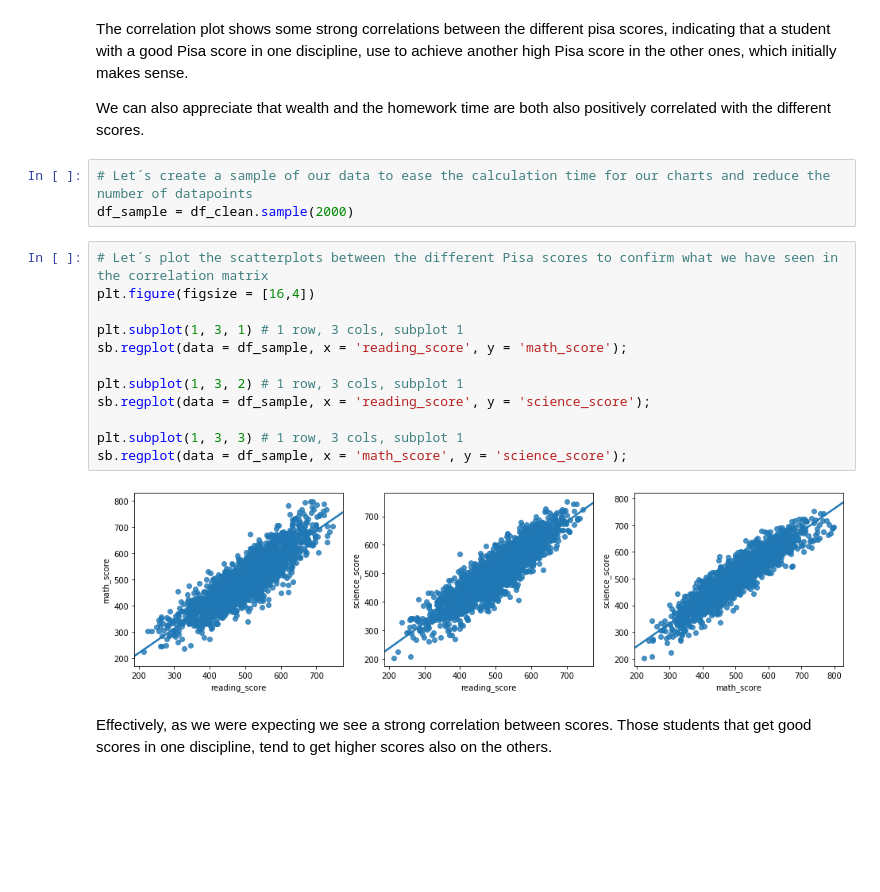
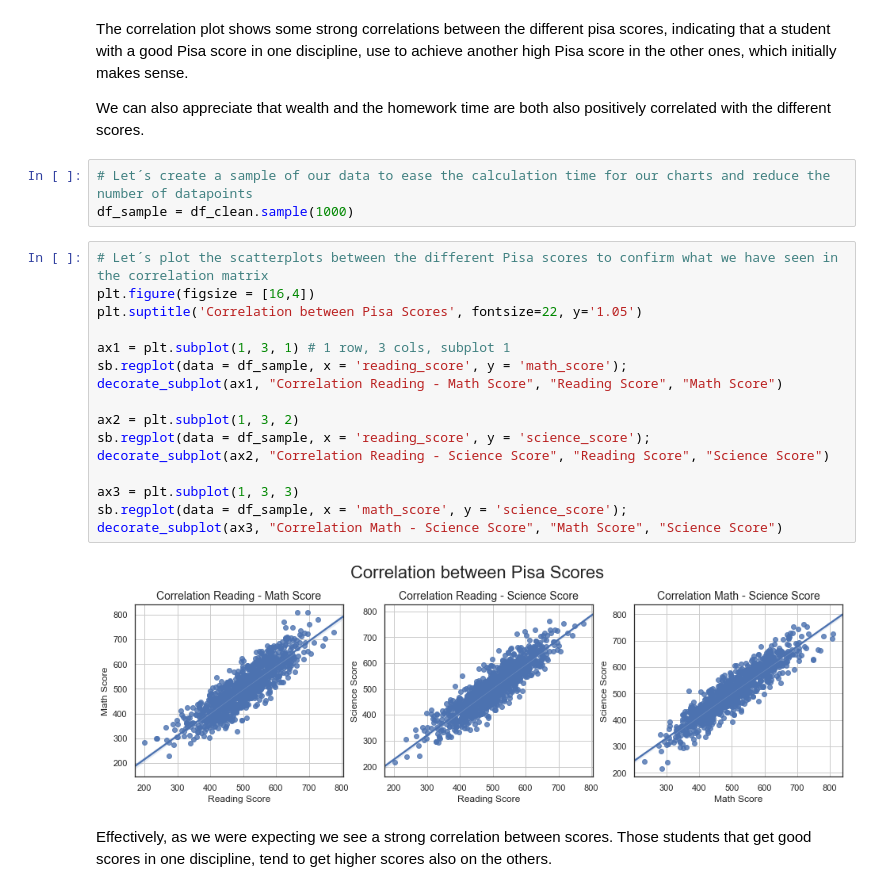
Before and after one commit to simonvlc/Coursera_Capstone, a Jupyter notebook: data_visualization/exploration_template.ipynb, the cells around one changed output. Drawn from its saved outputs; the diff is of its cells as text; blank space fills up the shorter version.

```diff
--- a/data_visualization/exploration_template.ipynb
+++ b/data_visualization/exploration_template.ipynb
@@ -467,21 +515,25 @@ The correlation plot shows some strong correlations between the different pisa s
 We can also appreciate that wealth and the homework time are both also positively correlated with the different scores.
 # %%
 # Let´s create a sample of our data to ease the calculation time for our charts and reduce the number of datapoints
-df_sample = df_clean.sample(2000)
+df_sample = df_clean.sample(1000)
 # %%
 # Let´s plot the scatterplots between the different Pisa scores to confirm what we have seen in the correlation matrix
 plt.figure(figsize = [16,4])
+plt.suptitle('Correlation between Pisa Scores', fontsize=22, y='1.05')
 
-plt.subplot(1, 3, 1) # 1 row, 3 cols, subplot 1
+ax1 = plt.subplot(1, 3, 1) # 1 row, 3 cols, subplot 1
 sb.regplot(data = df_sample, x = 'reading_score', y = 'math_score');
+decorate_subplot(ax1, "Correlation Reading - Math Score", "Reading Score", "Math Score")
 
-plt.subplot(1, 3, 2) # 1 row, 3 cols, subplot 1
+ax2 = plt.subplot(1, 3, 2)
 sb.regplot(data = df_sample, x = 'reading_score', y = 'science_score');
+decorate_subplot(ax2, "Correlation Reading - Science Score", "Reading Score", "Science Score")
 
-plt.subplot(1, 3, 3) # 1 row, 3 cols, subplot 1
+ax3 = plt.subplot(1, 3, 3)
 sb.regplot(data = df_sample, x = 'math_score', y = 'science_score');
+decorate_subplot(ax3, "Correlation Math - Science Score", "Math Score", "Science Score")
 # %% [output]
-[figure, old version]
+[figure, new version]
 # %% [markdown]
 Effectively, as we were expecting we see a strong correlation between scores. Those students that get good scores in one discipline, tend to get higher scores also on the others.
 # %%
```
Also changed, not shown: parts of 30 cells of this notebook.
